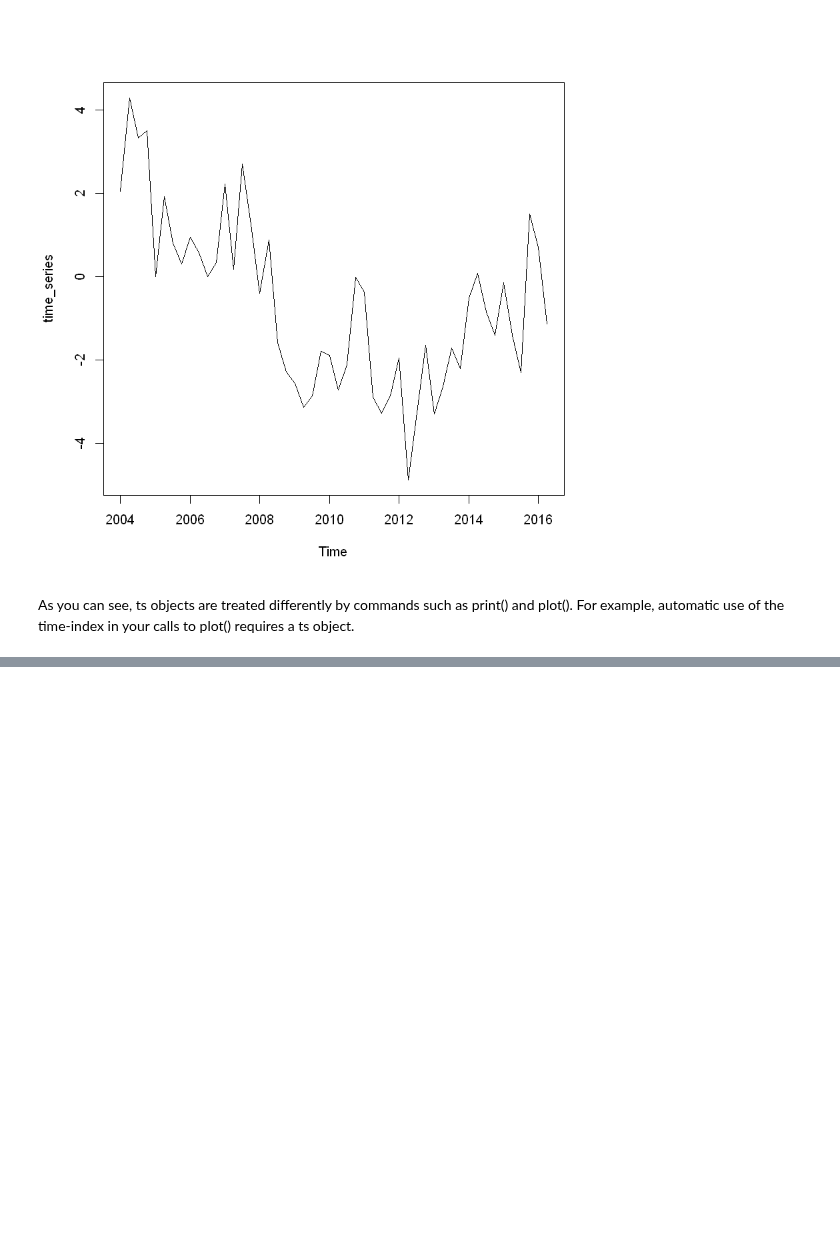
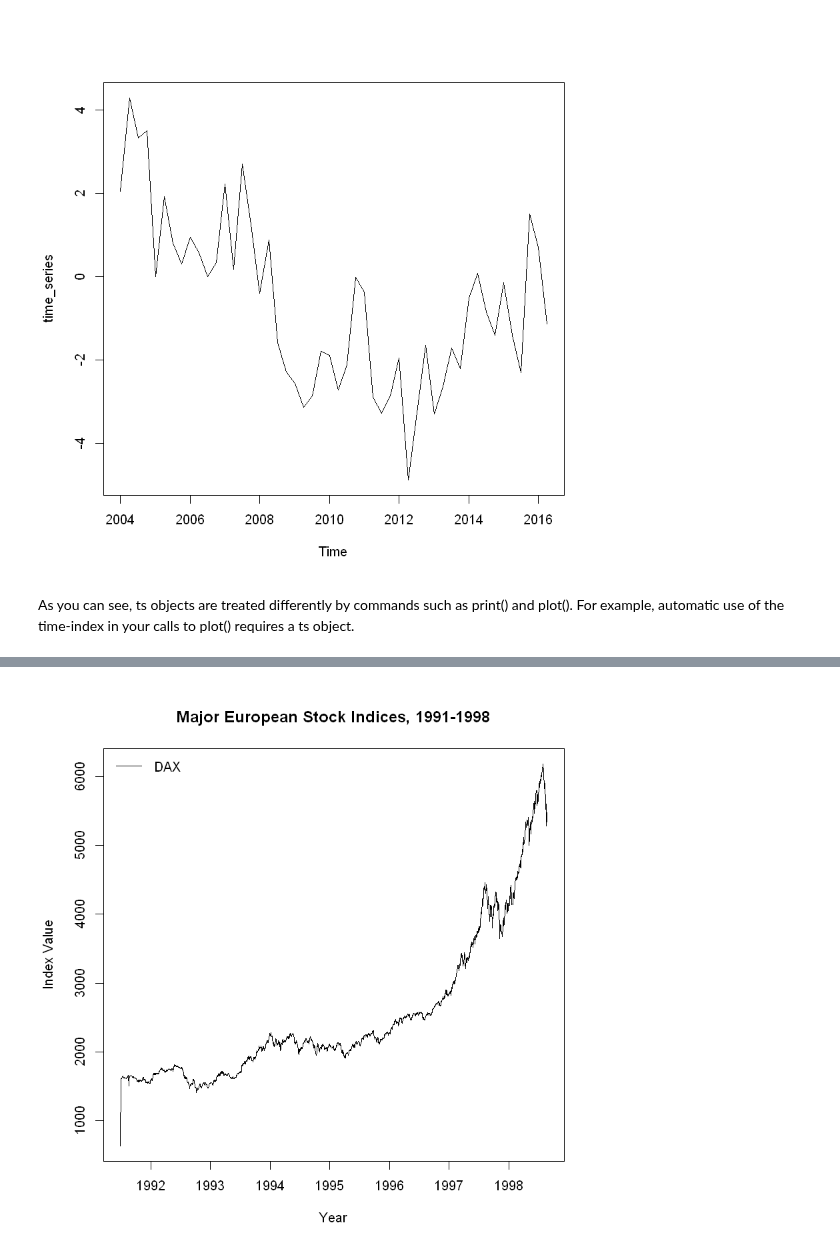
Before and after one commit to iamjz/R-Data, a Jupyter notebook: Time Series Introduction.ipynb, the cells around one changed output, grey strips where cells are left out. Saved outputs shown, nothing was run; the diff lists cells and outputs as text; code cells hidden in the pictures; blank space fills up the shorter version.

```diff
--- a/Time Series Introduction.ipynb
+++ b/Time Series Introduction.ipynb
@@ -212,0 +1086,8 @@ In this exercise, you'll explore the class of the datasets you've been using thr
+# %%
+# Use ts.plot with eu_stocks
+ts.plot(eu_stocks, col = 1:4, xlab = "Year", ylab = "Index Value", main = "Major European Stock Indices, 1991-1998")
+
+# Add a legend to your ts.plot
+legend("topleft", legend = c("DAX"), lty = 1, col = 1:4, bty = "n")
+# %% [output]
+[figure, added]
```
Also changed, not shown: parts of 15 cells of this notebook.
